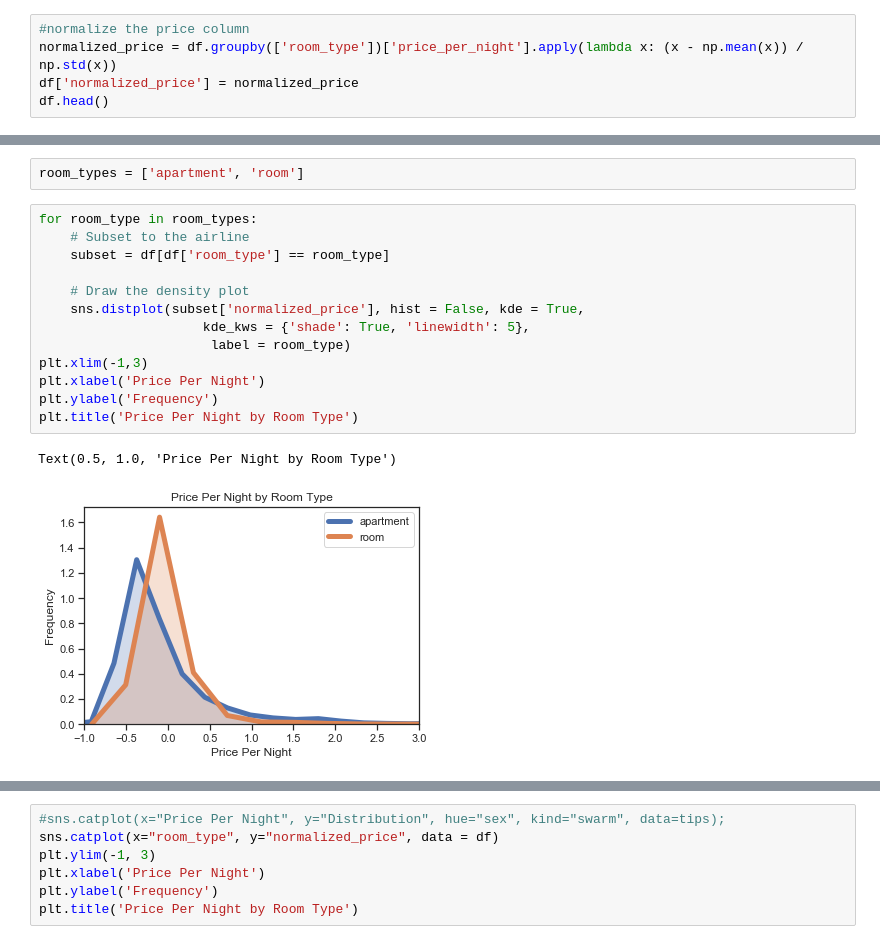
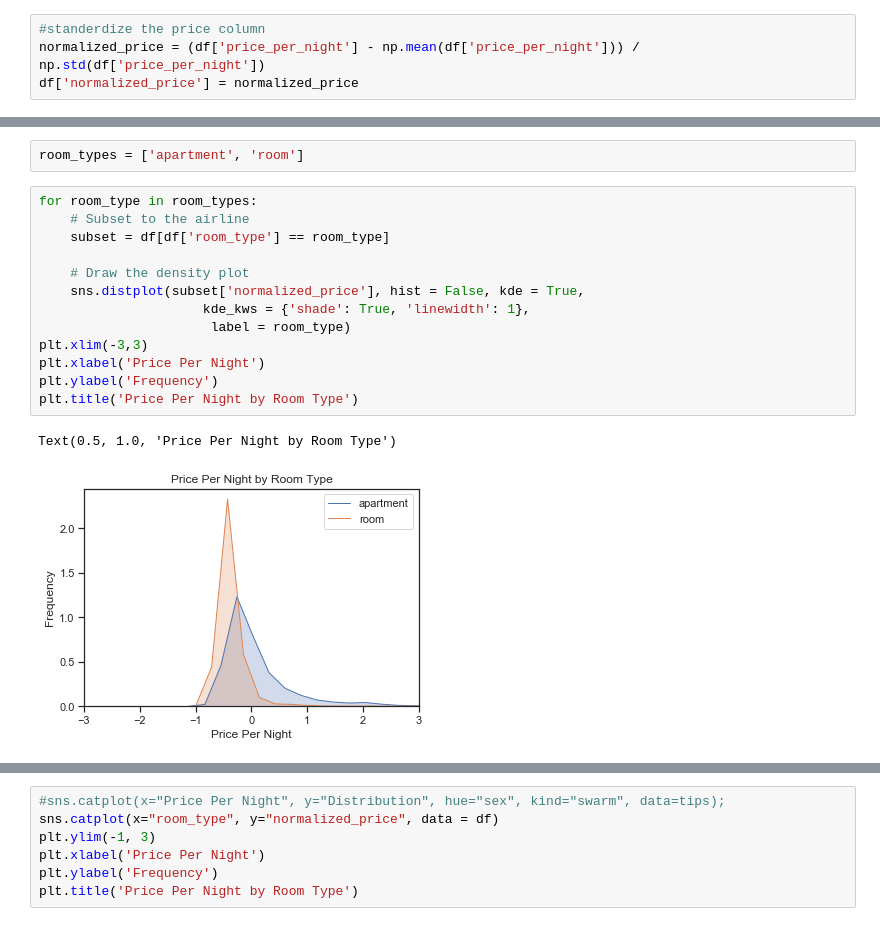
Before and after one commit to emmalogo/dsc106_proj-, a Jupyter notebook: data_analysis .ipynb, the cells around one changed output, grey strips where cells are left out. Cells and saved outputs as stored; diff of their text form.

```diff
--- a/data_analysis .ipynb
+++ b/data_analysis .ipynb
@@ -50,7 +50,6 @@ df.head()
 | 3 | 74 | apartment |
 | 4 | 550 | apartment |
 # %%
-#normalize the price column
-normalized_price = df.groupby(['room_type'])['price_per_night'].apply(lambda x: (x - np.mean(x)) / np.std(x))
+#standerdize the price column
+normalized_price = (df['price_per_night'] - np.mean(df['price_per_night'])) / np.std(df['price_per_night'])
 df['normalized_price'] = normalized_price
-df.head()
@@ -66,16 +58,16 @@ room_types = ['apartment', 'room']
 # %%
 for room_type in room_types:
     # Subset to the airline
     subset = df[df['room_type'] == room_type]
 
     # Draw the density plot
     sns.distplot(subset['normalized_price'], hist = False, kde = True,
-                     kde_kws = {'shade': True, 'linewidth': 5},
+                     kde_kws = {'shade': True, 'linewidth': 1},
                       label = room_type)
-plt.xlim(-1,3)
+plt.xlim(-3,3)
 plt.xlabel('Price Per Night')
 plt.ylabel('Frequency')
 plt.title('Price Per Night by Room Type')
 # %% [output]
 Text(0.5, 1.0, 'Price Per Night by Room Type')
-[figure, old version]
+[figure, new version]
```
Also changed, not shown: parts of 11 cells of this notebook, 3 other files.
